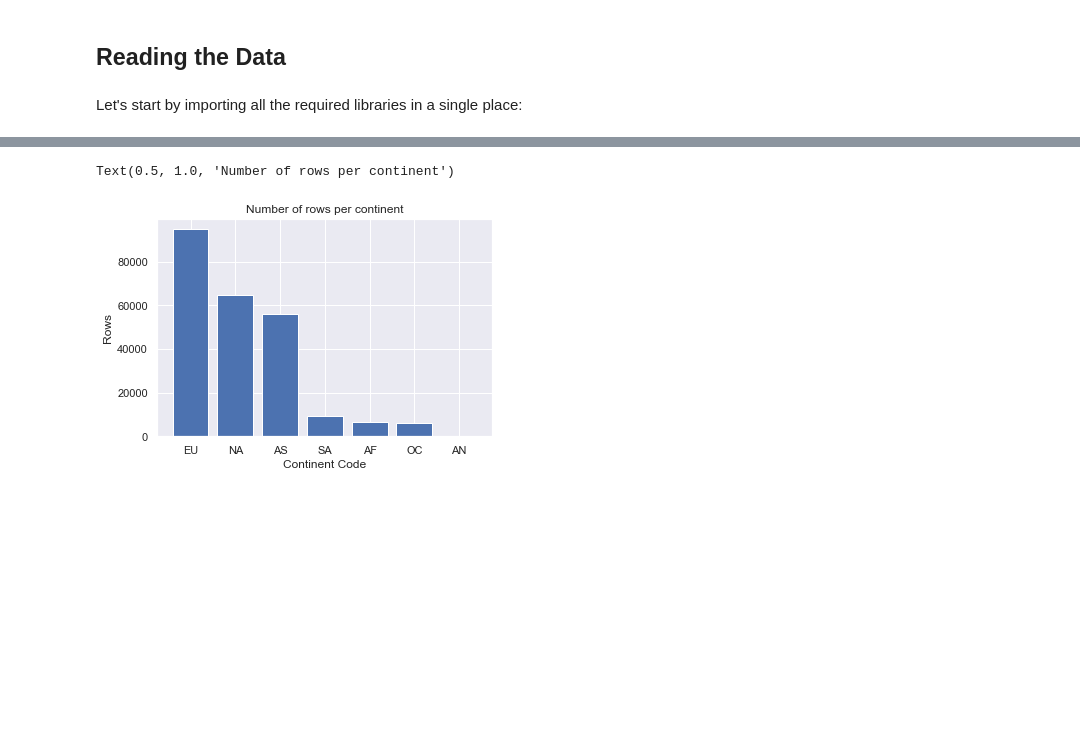
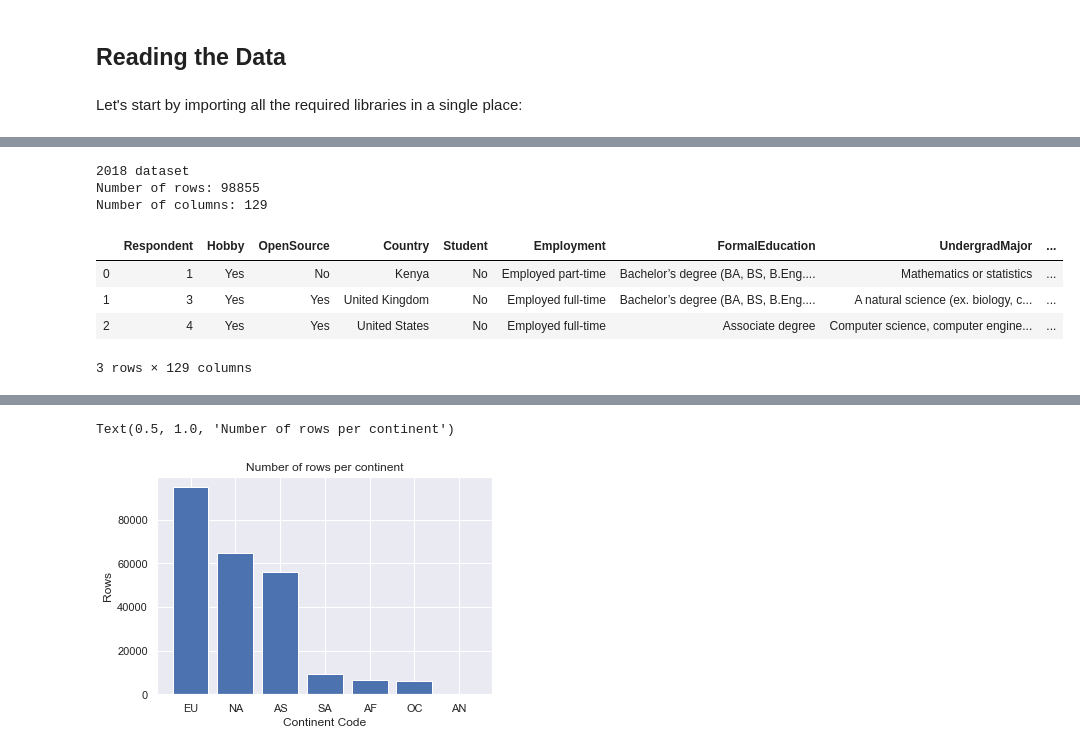
Before and after one commit to ojcastillo/Analysis-StackOverflow-Survey, a Jupyter notebook: Stack Overflow Survey Analysis.ipynb, the cells around one changed output, grey strips where cells are left out. Cells and saved outputs as stored; diff of their text form; code cells hidden in the pictures; blank space fills up the shorter version.

```diff
--- a/Stack Overflow Survey Analysis.ipynb
+++ b/Stack Overflow Survey Analysis.ipynb
@@ -55,0 +75,14 @@ def clean_country(country):
+# %%
+print('2018 dataset')
+print('Number of rows:', datasets[2018]['data'].shape[0])
+print('Number of columns:', datasets[2018]['data'].shape[1])
+datasets[2018]['data'].head(3)
+# %% [output]
+2018 dataset
+Number of rows: 98855
+Number of columns: 129
+|  | Respondent | Hobby | OpenSource | Country | Student | Employment | FormalEducation | UndergradMajor | ... |
+| 0 | 1 | Yes | No | Kenya | No | Employed part-time | Bachelor’s degree (BA, BS, B.Eng.... | Mathematics or statistics | ... |
+| 1 | 3 | Yes | Yes | United Kingdom | No | Employed full-time | Bachelor’s degree (BA, BS, B.Eng.... | A natural science (ex. biology, c... | ... |
+| 2 | 4 | Yes | Yes | United States | No | Employed full-time | Associate degree | Computer science, computer engine... | ... |
+3 rows × 129 columns
```
Also changed, not shown: parts of 31 cells of this notebook, 1 other file.
